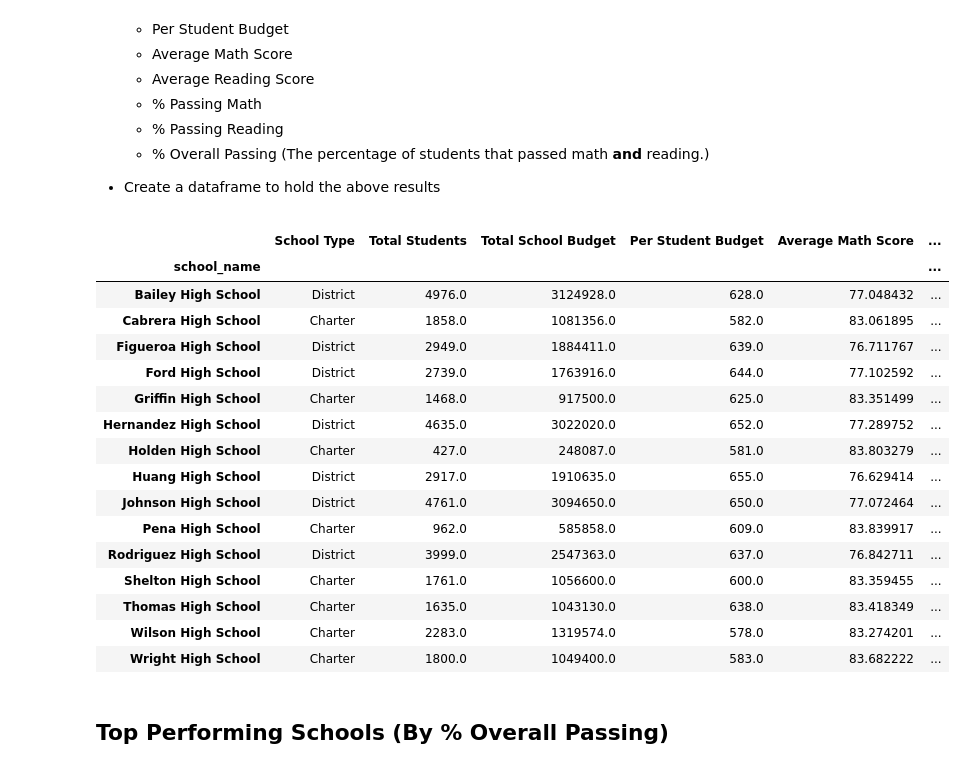
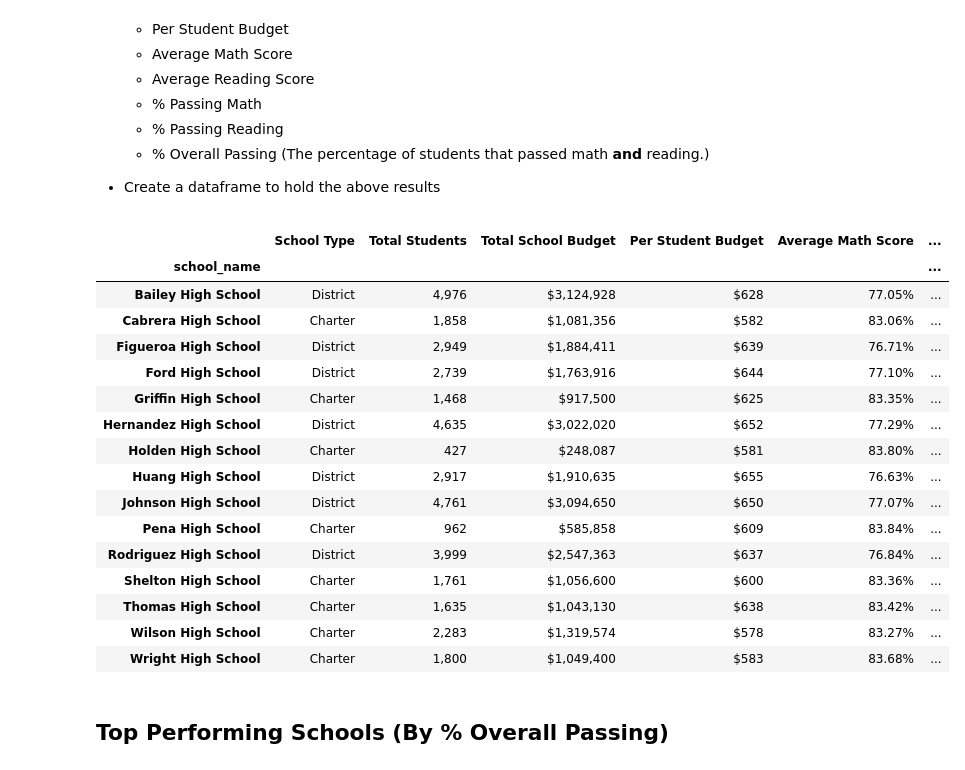
Before and after one commit to christinamberdavis/pandas-challenge, a Jupyter notebook: PyCitySchools/PyCitySchools_ChristinDavis.ipynb, the cells around one changed output. Cells and saved outputs as stored; diff of their text form; code cells hidden in the pictures.

Commit message:
Add files via upload
created formatted_school_df in pycityschools_christindavis

```diff
--- a/PyCitySchools/PyCitySchools_ChristinDavis.ipynb
+++ b/PyCitySchools/PyCitySchools_ChristinDavis.ipynb
@@ -107,50 +107,59 @@ pass_read_df = pass_read.count()
 
 #percent overall pass
 overall_pass = complete_df.loc[(complete_df['reading_score'] >= 70) & (complete_df['math_score'] >= 70)].groupby(['school_name'])
 overall_pass_df = overall_pass.count()
 #overall_pass_df['Student ID']
 
 #rename some columns
 school_df = school_df.rename(columns={'reading_score':'Average Reading Score', 'math_score':'Average Math Score', 'size':'Total Students', 'budget' : 'Total School Budget'})
 
 #reorganize the columns
 school_df = school_df[['Total Students','Total School Budget','Average Math Score','Average Reading Score']]
 
 #insert some columns
 school_df.insert(2,'Per Student Budget', school_df['Total School Budget']/school_df['Total Students'])
 school_df.insert(5,'% Passing Math', pass_math_df['Student ID']/school_df['Total Students']*100)
 school_df.insert(6,'% Passing Reading',pass_read_df['Student ID']/school_df['Total Students']*100)
 school_df.insert(7,'% Overall Passing',overall_pass_df['Student ID']/school_df['Total Students']*100)
 
 
 #get the school type and insert it into the df
 types=[]
 for school in school_df.index:
     types.append(complete_df['type'][complete_df['school_name'] == school].iloc[0])
 
 #insert list of values into new dataframe
 school_df.insert(0, 'School Type', types)
 
-school_df
-#school_df.dtypes
+formatted_school_df = school_df.copy()
+#format all the things
+formatted_school_df['Total Students'] = formatted_school_df['Total Students'].map('{:,.0f}'.format)
+formatted_school_df['Total School Budget'] = formatted_school_df['Total School Budget'].map('${:,.0f}'.format)
+formatted_school_df['Per Student Budget'] = formatted_school_df['Per Student Budget'].map('${:,.0f}'.format)
+formatted_school_df['Average Math Score'] = formatted_school_df['Average Math Score'].map('{:,.2f}%'.format)
+formatted_school_df['Average Reading Score'] = formatted_school_df['Average Reading Score'].map('{:,.2f}%'.format)
+formatted_school_df['% Passing Math'] = formatted_school_df['% Passing Math'].map('{:,.2f}%'.format)
+formatted_school_df['% Passing Reading'] = formatted_school_df['% Passing Reading'].map('{:,.2f}%'.format)
+formatted_school_df['% Overall Passing'] = formatted_school_df['% Overall Passing'].map('{:,.2f}%'.format)
+formatted_school_df
 # %% [output]
 |  | School Type | Total Students | Total School Budget | Per Student Budget | Average Math Score | ... |
 | school_name |  |  |  |  |  | ... |
-| Bailey High School | District | 4976.0 | 3124928.0 | 628.0 | 77.048432 | ... |
-| Cabrera High School | Charter | 1858.0 | 1081356.0 | 582.0 | 83.061895 | ... |
-| Figueroa High School | District | 2949.0 | 1884411.0 | 639.0 | 76.711767 | ... |
-| Ford High School | District | 2739.0 | 1763916.0 | 644.0 | 77.102592 | ... |
-| Griffin High School | Charter | 1468.0 | 917500.0 | 625.0 | 83.351499 | ... |
-| Hernandez High School | District | 4635.0 | 3022020.0 | 652.0 | 77.289752 | ... |
-| Holden High School | Charter | 427.0 | 248087.0 | 581.0 | 83.803279 | ... |
-| Huang High School | District | 2917.0 | 1910635.0 | 655.0 | 76.629414 | ... |
-| Johnson High School | District | 4761.0 | 3094650.0 | 650.0 | 77.072464 | ... |
-| Pena High School | Charter | 962.0 | 585858.0 | 609.0 | 83.839917 | ... |
-| Rodriguez High School | District | 3999.0 | 2547363.0 | 637.0 | 76.842711 | ... |
-| Shelton High School | Charter | 1761.0 | 1056600.0 | 600.0 | 83.359455 | ... |
-| Thomas High School | Charter | 1635.0 | 1043130.0 | 638.0 | 83.418349 | ... |
-| Wilson High School | Charter | 2283.0 | 1319574.0 | 578.0 | 83.274201 | ... |
-| Wright High School | Charter | 1800.0 | 1049400.0 | 583.0 | 83.682222 | ... |
+| Bailey High School | District | 4,976 | $3,124,928 | $628 | 77.05% | ... |
+| Cabrera High School | Charter | 1,858 | $1,081,356 | $582 | 83.06% | ... |
+| Figueroa High School | District | 2,949 | $1,884,411 | $639 | 76.71% | ... |
+| Ford High School | District | 2,739 | $1,763,916 | $644 | 77.10% | ... |
+| Griffin High School | Charter | 1,468 | $917,500 | $625 | 83.35% | ... |
+| Hernandez High School | District | 4,635 | $3,022,020 | $652 | 77.29% | ... |
+| Holden High School | Charter | 427 | $248,087 | $581 | 83.80% | ... |
+| Huang High School | District | 2,917 | $1,910,635 | $655 | 76.63% | ... |
+| Johnson High School | District | 4,761 | $3,094,650 | $650 | 77.07% | ... |
+| Pena High School | Charter | 962 | $585,858 | $609 | 83.84% | ... |
+| Rodriguez High School | District | 3,999 | $2,547,363 | $637 | 76.84% | ... |
+| Shelton High School | Charter | 1,761 | $1,056,600 | $600 | 83.36% | ... |
+| Thomas High School | Charter | 1,635 | $1,043,130 | $638 | 83.42% | ... |
+| Wilson High School | Charter | 2,283 | $1,319,574 | $578 | 83.27% | ... |
+| Wright High School | Charter | 1,800 | $1,049,400 | $583 | 83.68% | ... |
 # %% [markdown]
 ## Top Performing Schools (By % Overall Passing)
 # %% [markdown]
```
